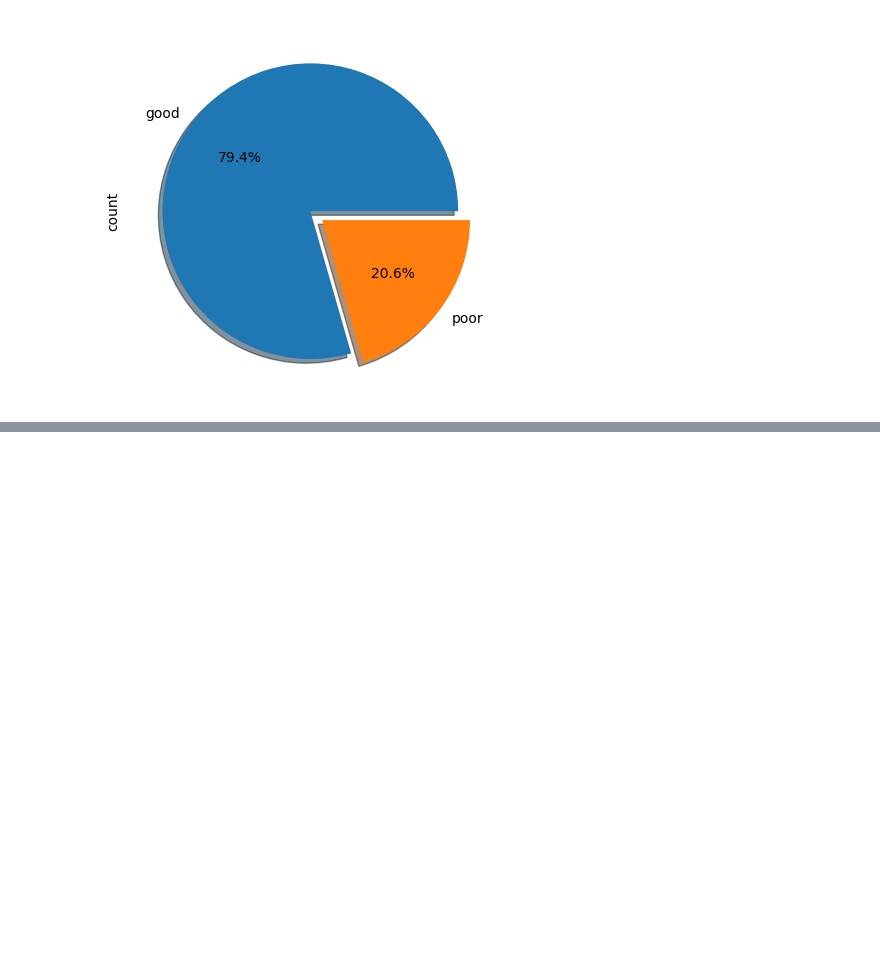
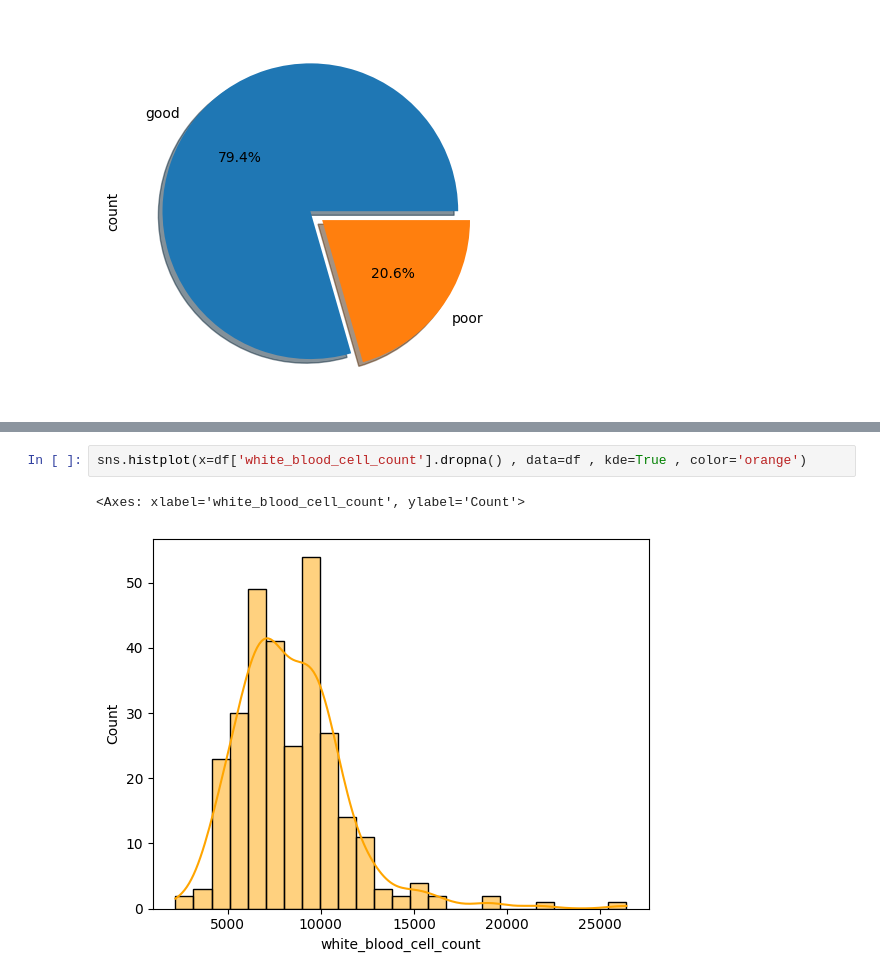
Before and after one commit to azaz9026/EDA, a Jupyter notebook: kidney disease Dataset/kidney_disease.ipynb, the cells around one changed output, grey strips where cells are left out. Drawn from its saved outputs; the diff is of its cells as text; blank space fills up the shorter version.

```diff
--- a/kidney disease Dataset/kidney_disease.ipynb
+++ b/kidney disease Dataset/kidney_disease.ipynb
@@ -339,0 +356,5 @@ df.appetite.value_counts().plot.pie(autopct='%1.1f%%' , explode=(0,0.1) , shadow
+# %%
+sns.histplot(x=df['white_blood_cell_count'].dropna() , data=df , kde=True , color='orange')
+# %% [output]
+<Axes: xlabel='white_blood_cell_count', ylabel='Count'>
+[figure, added]
```
Also changed, not shown: parts of 32 cells of this notebook.
